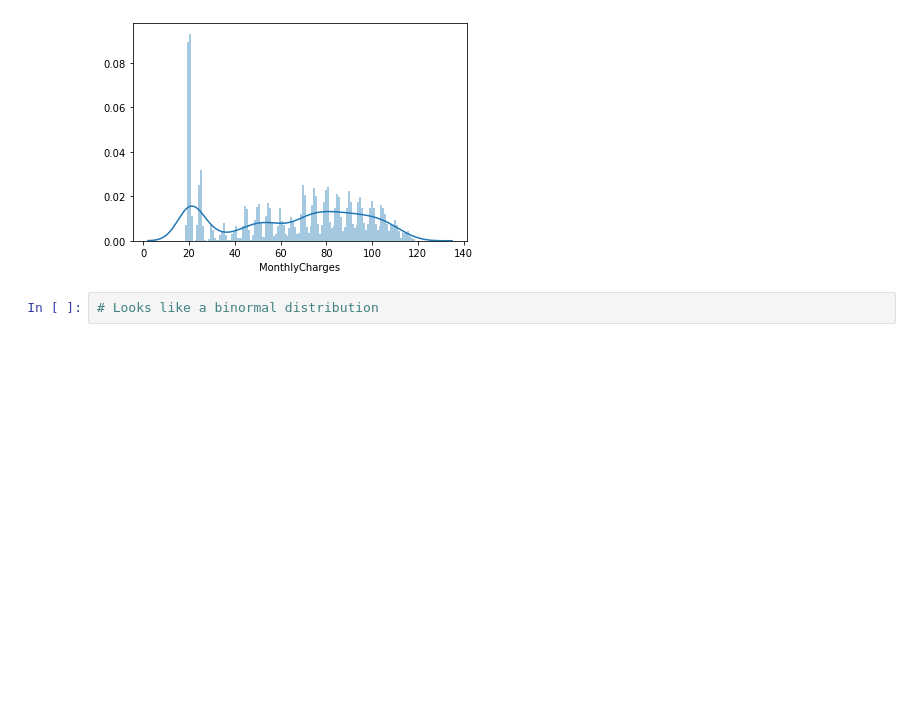
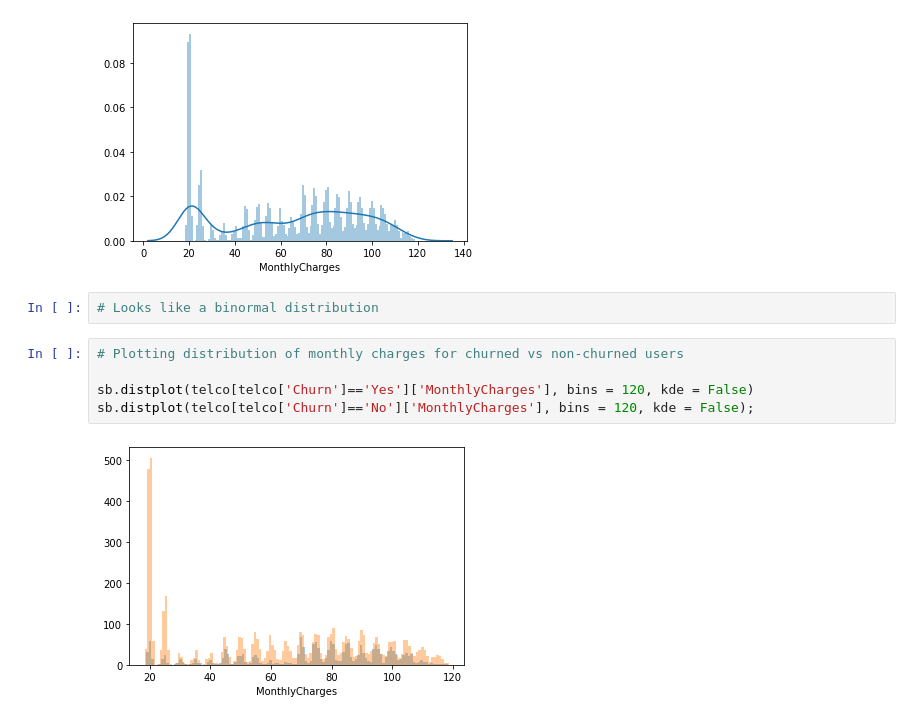
Before and after one commit to saxenaprerit/Predicint-customer-churn-from-telecom-data, a Jupyter notebook: Telco churn prediction.ipynb, the cells around one changed output. Drawn from its saved outputs; the diff is of its cells as text; blank space fills up the shorter version.

```diff
--- a/Telco churn prediction.ipynb
+++ b/Telco churn prediction.ipynb
@@ -99,3 +113,10 @@ sb.distplot(telco['MonthlyCharges'], bins = 120, kde = True);
 [figure]
 # %%
 # Looks like a binormal distribution
+# %%
+# Plotting distribution of monthly charges for churned vs non-churned users
+
+sb.distplot(telco[telco['Churn']=='Yes']['MonthlyCharges'], bins = 120, kde = False)
+sb.distplot(telco[telco['Churn']=='No']['MonthlyCharges'], bins = 120, kde = False);
+# %% [output]
+[figure, added]
```
Also changed, not shown: parts of 3 cells of this notebook.
